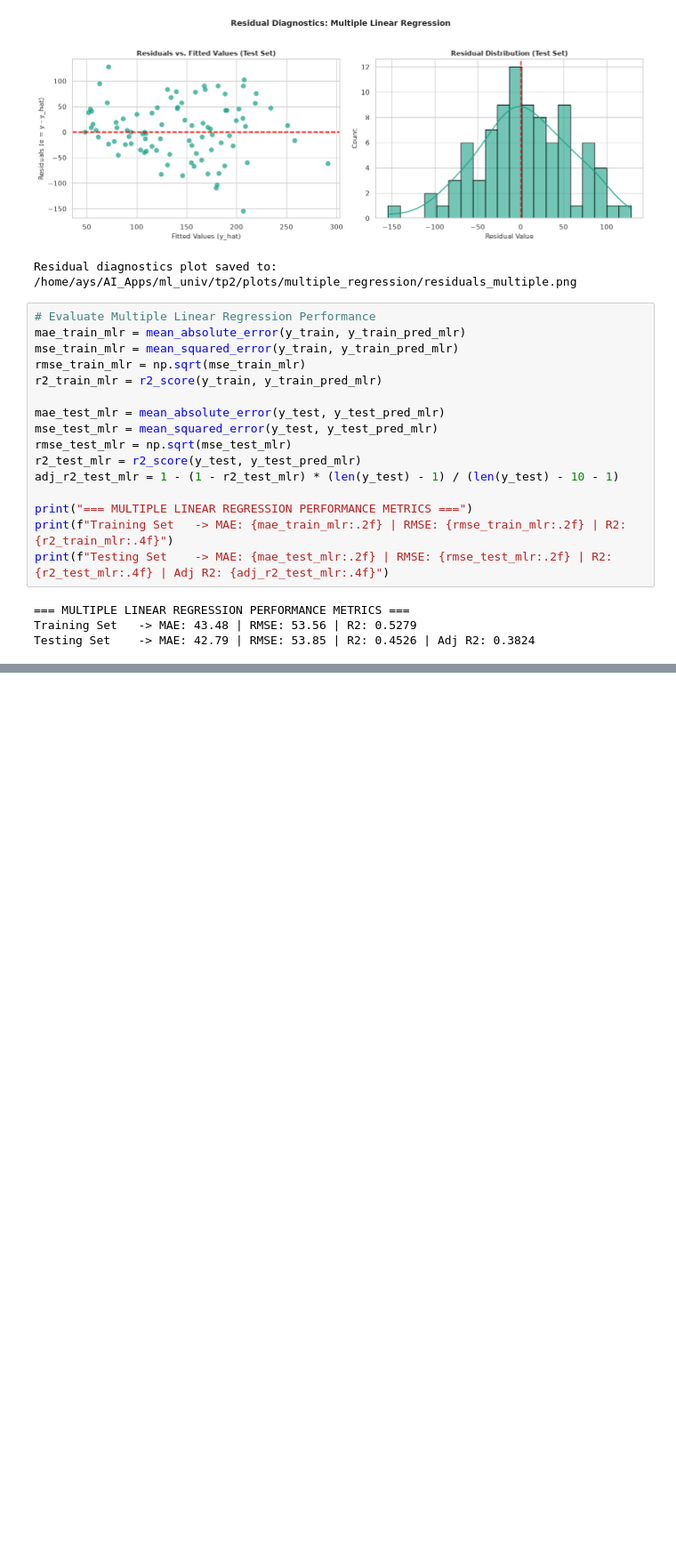
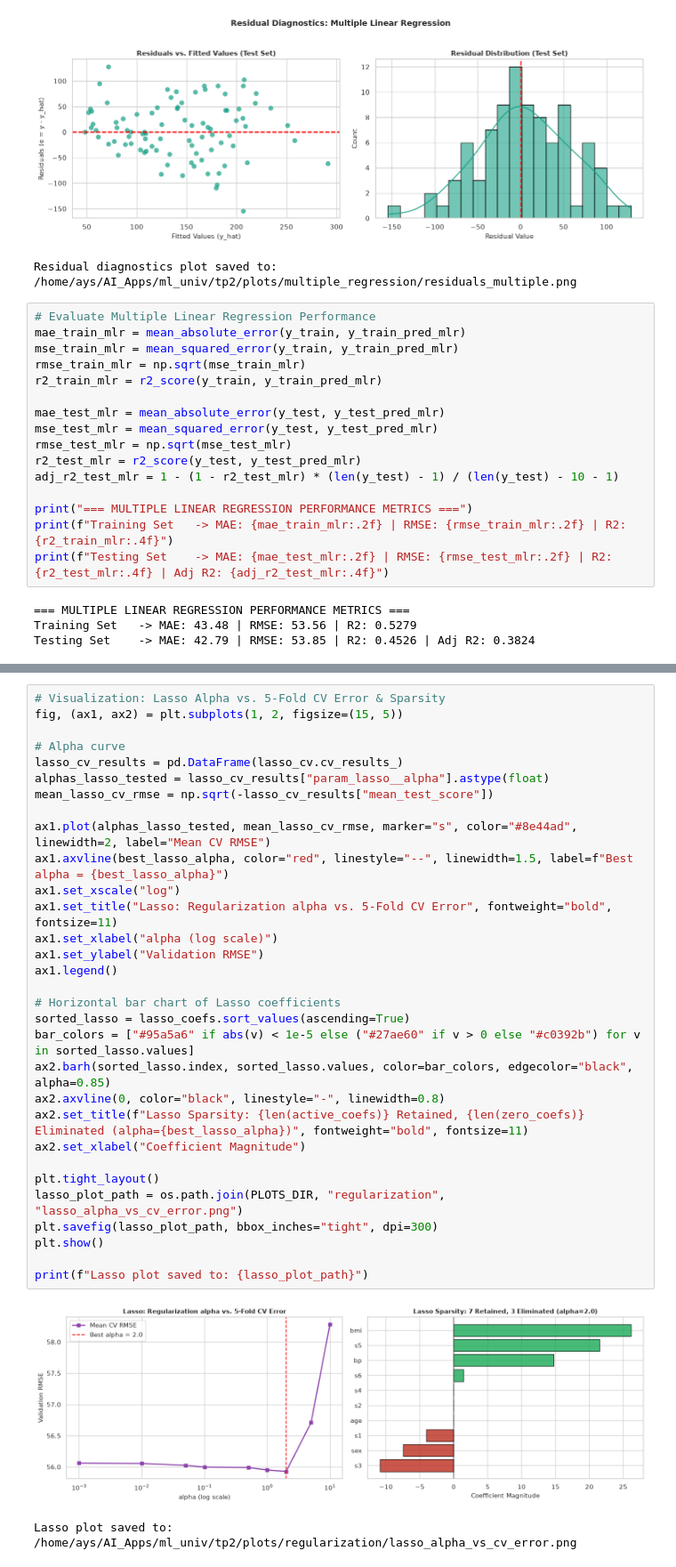
Before and after one commit to saoula2026/ml_univ, a Jupyter notebook: tp2/notebooks/TP2_Supervised_Regression.ipynb, the cells around one changed output, grey strips where cells are left out. Shown at 89% size. Cells and saved outputs as stored; diff of their text form; blank space fills up the shorter version.

```diff
--- a/tp2/notebooks/TP2_Supervised_Regression.ipynb
+++ b/tp2/notebooks/TP2_Supervised_Regression.ipynb
@@ -1528,0 +1101,34 @@ In this practical work, we successfully completed the full supervised regression
+# %%
+# Visualization: Lasso Alpha vs. 5-Fold CV Error & Sparsity
+fig, (ax1, ax2) = plt.subplots(1, 2, figsize=(15, 5))
+
+# Alpha curve
+lasso_cv_results = pd.DataFrame(lasso_cv.cv_results_)
+alphas_lasso_tested = lasso_cv_results["param_lasso__alpha"].astype(float)
+mean_lasso_cv_rmse = np.sqrt(-lasso_cv_results["mean_test_score"])
+
+ax1.plot(alphas_lasso_tested, mean_lasso_cv_rmse, marker="s", color="#8e44ad", linewidth=2, label="Mean CV RMSE")
+ax1.axvline(best_lasso_alpha, color="red", linestyle="--", linewidth=1.5, label=f"Best alpha = {best_lasso_alpha}")
+ax1.set_xscale("log")
+ax1.set_title("Lasso: Regularization alpha vs. 5-Fold CV Error", fontweight="bold", fontsize=11)
+ax1.set_xlabel("alpha (log scale)")
+ax1.set_ylabel("Validation RMSE")
+ax1.legend()
+
+# Horizontal bar chart of Lasso coefficients
+sorted_lasso = lasso_coefs.sort_values(ascending=True)
+bar_colors = ["#95a5a6" if abs(v) < 1e-5 else ("#27ae60" if v > 0 else "#c0392b") for v in sorted_lasso.values]
+ax2.barh(sorted_lasso.index, sorted_lasso.values, color=bar_colors, edgecolor="black", alpha=0.85)
+ax2.axvline(0, color="black", linestyle="-", linewidth=0.8)
+ax2.set_title(f"Lasso Sparsity: {len(active_coefs)} Retained, {len(zero_coefs)} Eliminated (alpha={best_lasso_alpha})", fontweight="bold", fontsize=11)
+ax2.set_xlabel("Coefficient Magnitude")
+
+plt.tight_layout()
+lasso_plot_path = os.path.join(PLOTS_DIR, "regularization", "lasso_alpha_vs_cv_error.png")
+plt.savefig(lasso_plot_path, bbox_inches="tight", dpi=300)
+plt.show()
+
+print(f"Lasso plot saved to: {lasso_plot_path}")
+# %% [output]
+[figure, added]
+Lasso plot saved to: /home/ays/AI_Apps/ml_univ/tp2/plots/regularization/lasso_alpha_vs_cv_error.png
```
Also changed, not shown: parts of 48 cells of this notebook, 18 other files.
